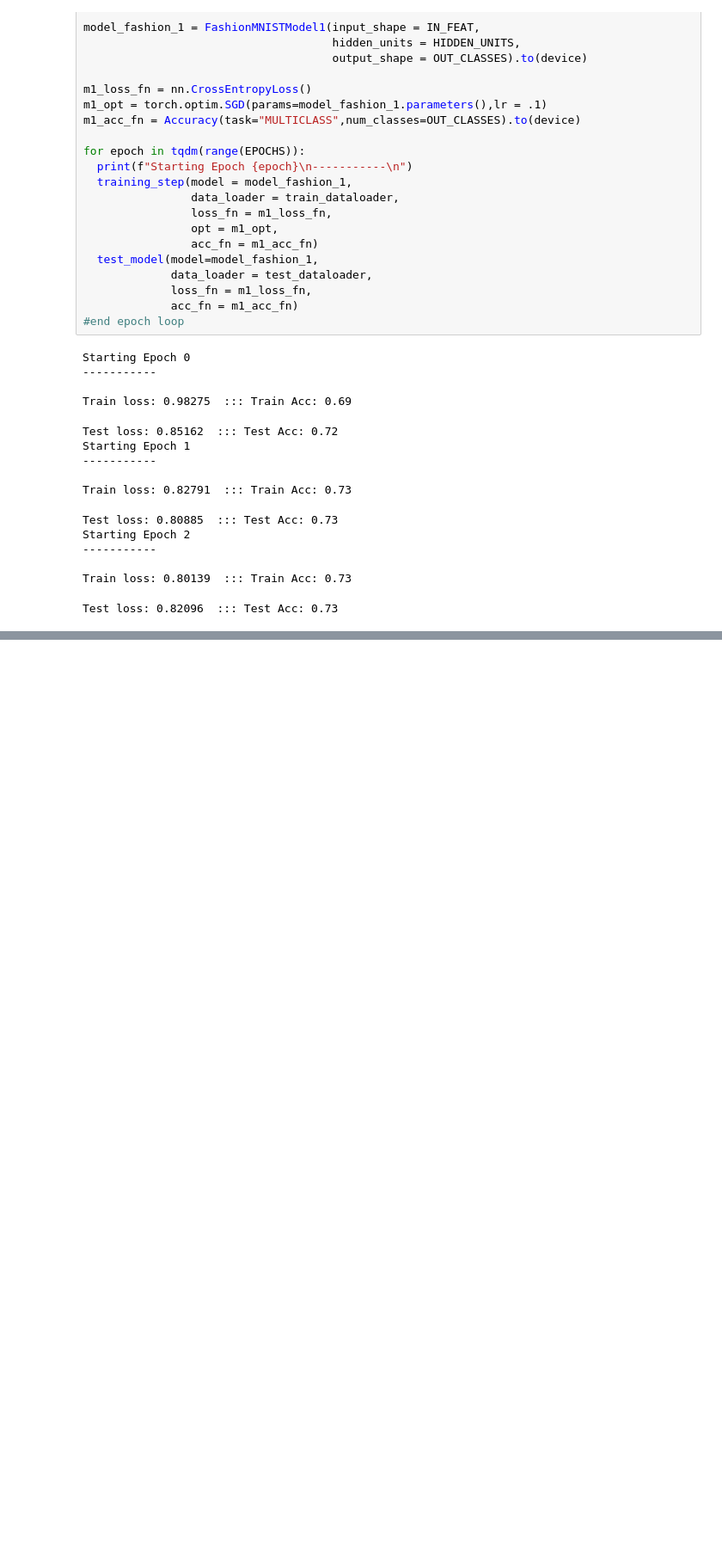
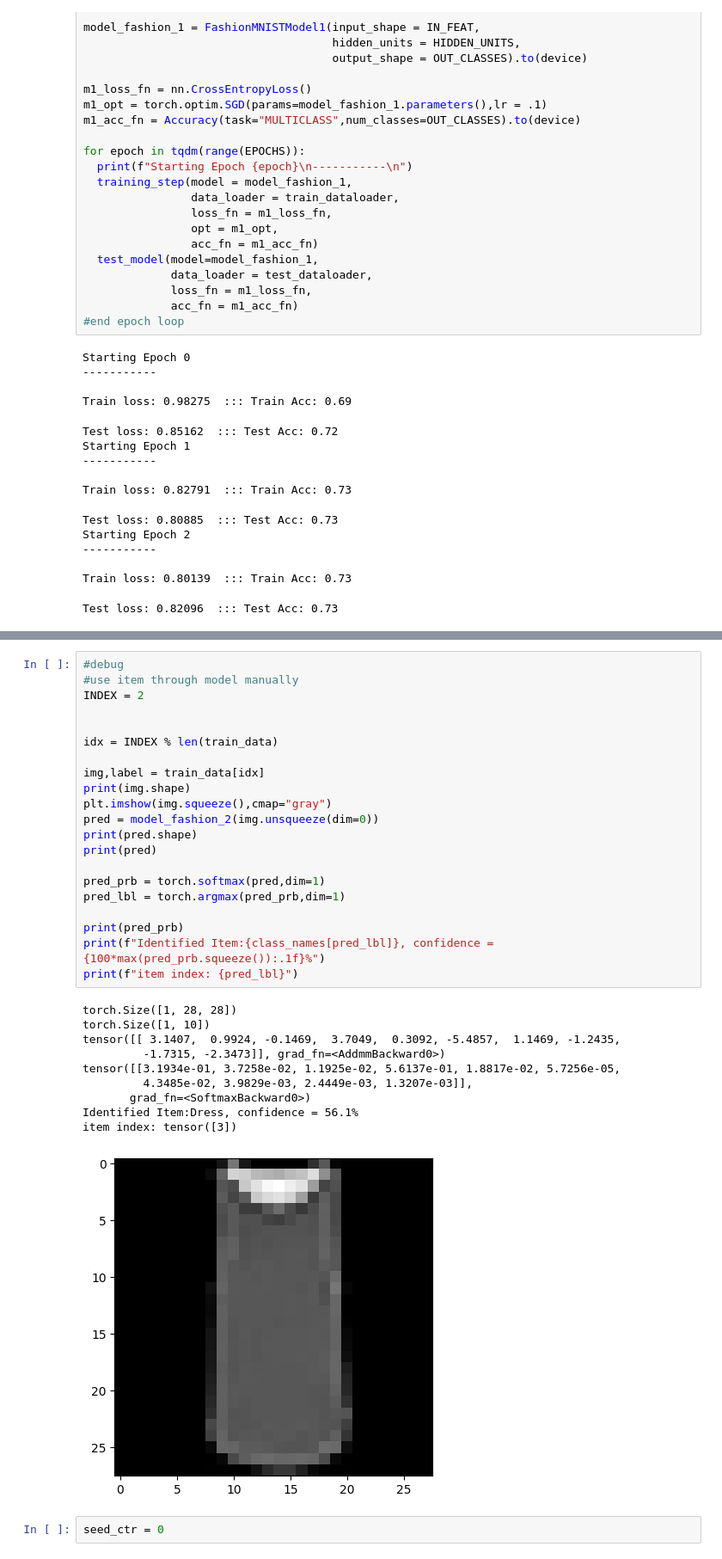
Before and after one commit to natehorner/learn_pt_02, a Jupyter notebook: pt_vision_functionalize.ipynb, the cells around one changed output, grey strips where cells are left out. Shown at 86% size. Cells and saved outputs as stored; diff of their text form; blank space fills up the shorter version.

```diff
--- a/pt_vision_functionalize.ipynb
+++ b/pt_vision_functionalize.ipynb
@@ -355,0 +364,34 @@ torch.Size([1, 10])
+# %%
+#debug
+#use item through model manually
+INDEX = 2
+
+
+idx = INDEX % len(train_data)
+
+img,label = train_data[idx]
+print(img.shape)
+plt.imshow(img.squeeze(),cmap="gray")
+pred = model_fashion_2(img.unsqueeze(dim=0))
+print(pred.shape)
+print(pred)
+
+pred_prb = torch.softmax(pred,dim=1)
+pred_lbl = torch.argmax(pred_prb,dim=1)
+
+print(pred_prb)
+print(f"Identified Item:{class_names[pred_lbl]}, confidence = {100*max(pred_prb.squeeze()):.1f}%")
+print(f"item index: {pred_lbl}")
+# %% [output]
+torch.Size([1, 28, 28])
+torch.Size([1, 10])
+tensor([[ 3.1407,  0.9924, -0.1469,  3.7049,  0.3092, -5.4857,  1.1469, -1.2435,
+         -1.7315, -2.3473]], grad_fn=<AddmmBackward0>)
+tensor([[3.1934e-01, 3.7258e-02, 1.1925e-02, 5.6137e-01, 1.8817e-02, 5.7256e-05,
+         4.3485e-02, 3.9829e-03, 2.4449e-03, 1.3207e-03]],
+       grad_fn=<SoftmaxBackward0>)
+Identified Item:Dress, confidence = 56.1%
+item index: tensor([3])
+[figure, added]
+# %%
+seed_ctr = 0
```
Also changed, not shown: parts of 4 cells of this notebook.
